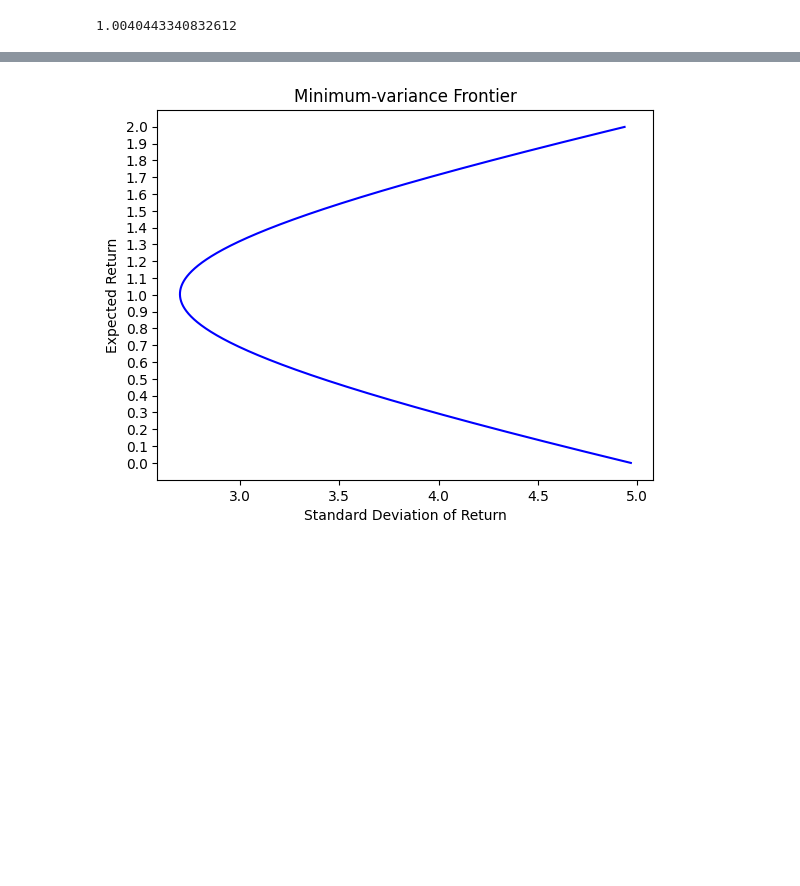
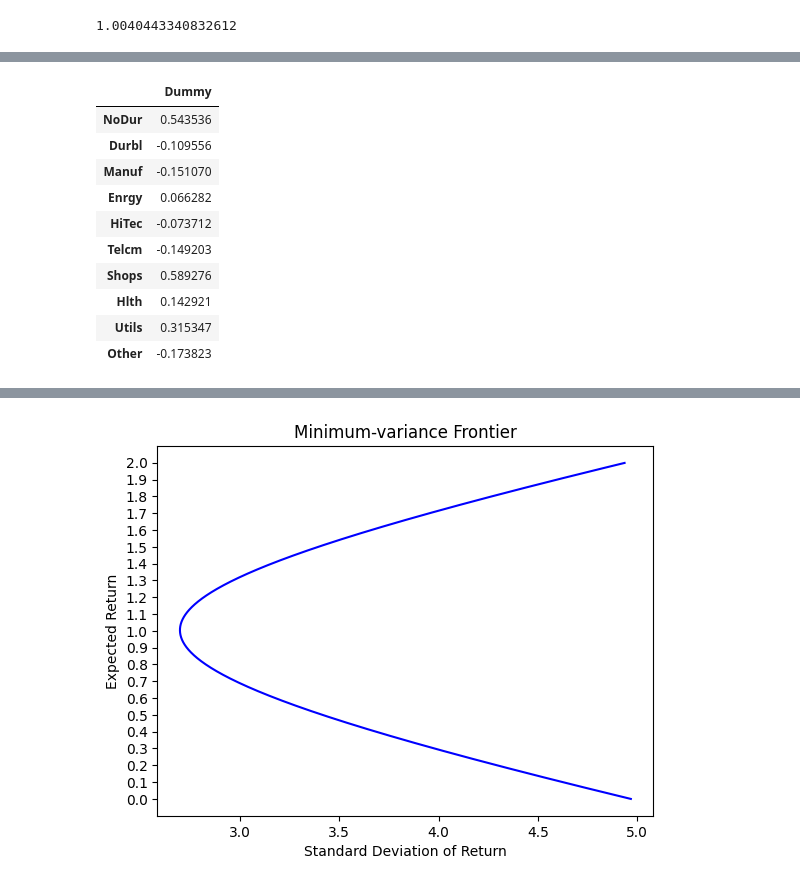
Before and after one commit to BennyAng48/QF600, a Jupyter notebook: Session_2_Efficient_Frontier_raw.ipynb, the cells around one changed output, grey strips where cells are left out. Cells and saved outputs as stored; diff of their text form; code cells hidden in the pictures; blank space fills up the shorter version.

```diff
--- a/Session_2_Efficient_Frontier_raw.ipynb
+++ b/Session_2_Efficient_Frontier_raw.ipynb
@@ -610,3 +632,20 @@ R_mv
+# %%
+# Weights for minimum variance portfolio
+
+Weights_mv=(1/Delta)*V_inv@e
+Weights_mv
+# %% [output]
+|  | Dummy |
+| NoDur | 0.543536 |
+| Durbl | -0.109556 |
+| Manuf | -0.151070 |
+| Enrgy | 0.066282 |
+| HiTec | -0.073712 |
+| Telcm | -0.149203 |
+| Shops | 0.589276 |
+| Hlth | 0.142921 |
+| Utils | 0.315347 |
+| Other | -0.173823 |
 # %%
 # Slide 13
 
```
Also changed, not shown: parts of 12 cells of this notebook.
